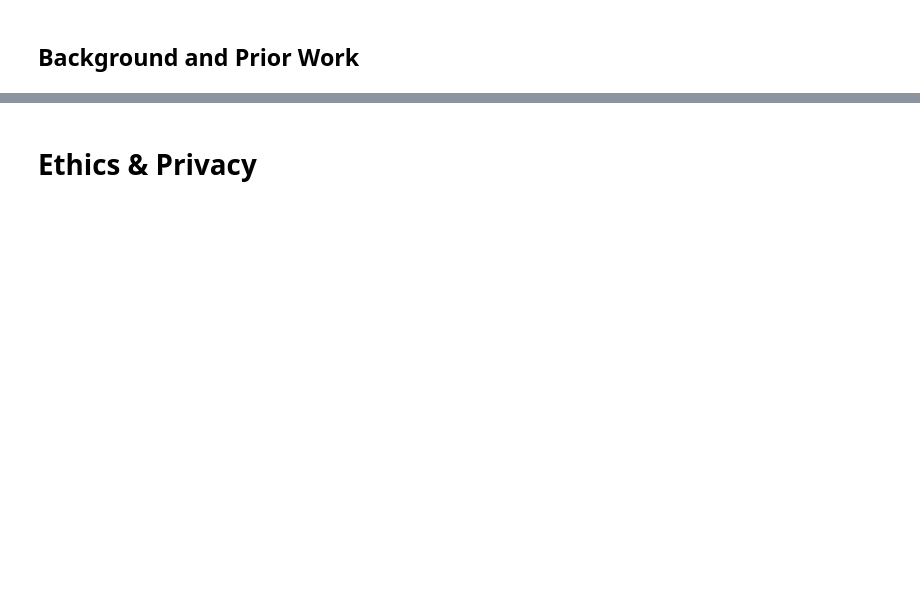
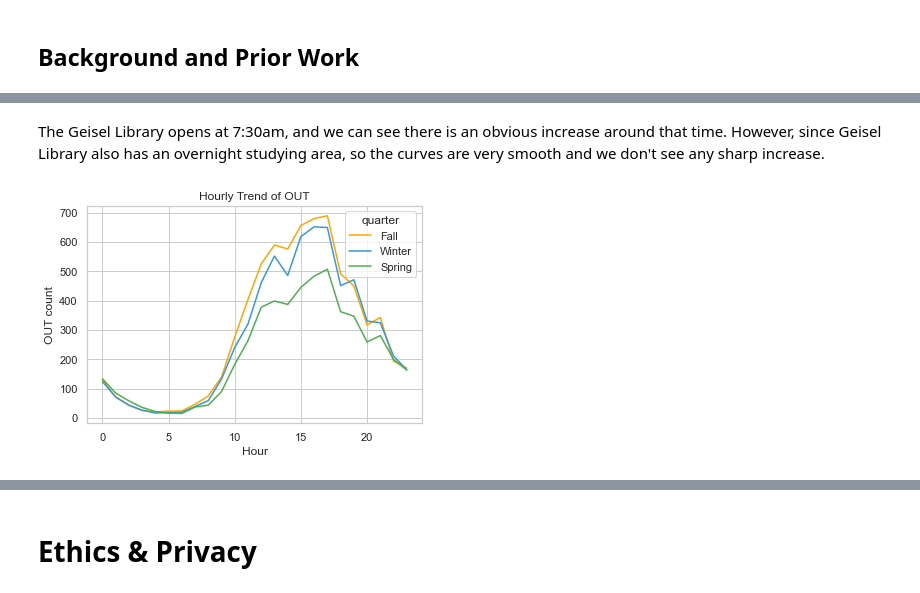
Before and after one commit to Aaron3963/108Test, a Jupyter notebook: FinalProject_Group088_FA23.ipynb, the cells around one changed output, grey strips where cells are left out. Saved outputs shown, nothing was run; the diff lists cells and outputs as text; code cells hidden in the pictures; blank space fills up the shorter version.

```diff
--- a/FinalProject_Group088_FA23.ipynb
+++ b/FinalProject_Group088_FA23.ipynb
@@ -121,0 +335,15 @@ Some more words and stuff.  Remember notebooks work best if you interleave the c
+# %% [markdown]
+The Geisel Library opens at 7:30am, and we can see there is an obvious increase around that time. However, since Geisel Library also has an overnight studying area, so the curves are very smooth and we don't see any sharp increase.
+# %%
+sns.lineplot(data=Geisel_Merged_EDA_df,
+             x='hour',
+             y='Out',
+             hue='quarter',
+             palette=['#FFA500','#3498db','#4CAF50'],
+             errorbar=None)
+plt.title('Hourly Trend of OUT')
+plt.xlabel('Hour')
+plt.ylabel('OUT count')
+plt.show()
+# %% [output]
+[figure, added]
```
Also changed, not shown: parts of 138 cells of this notebook, 9 other files.
